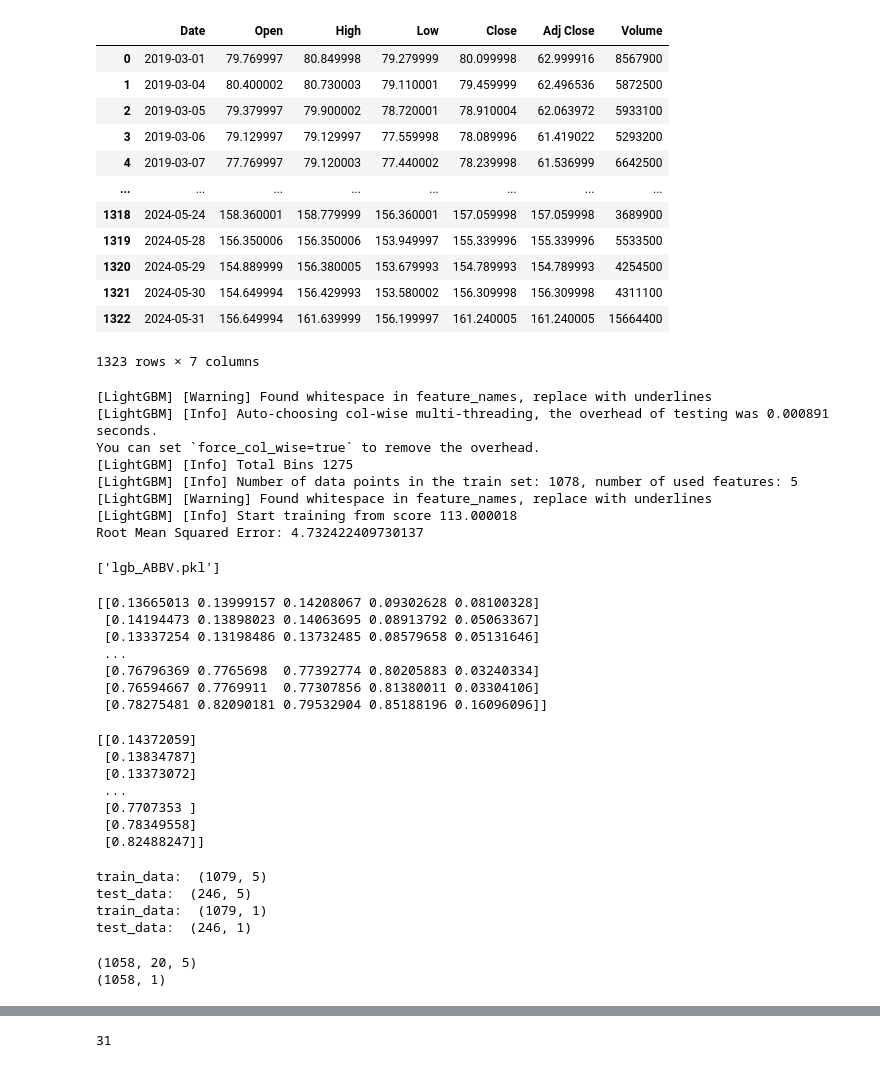
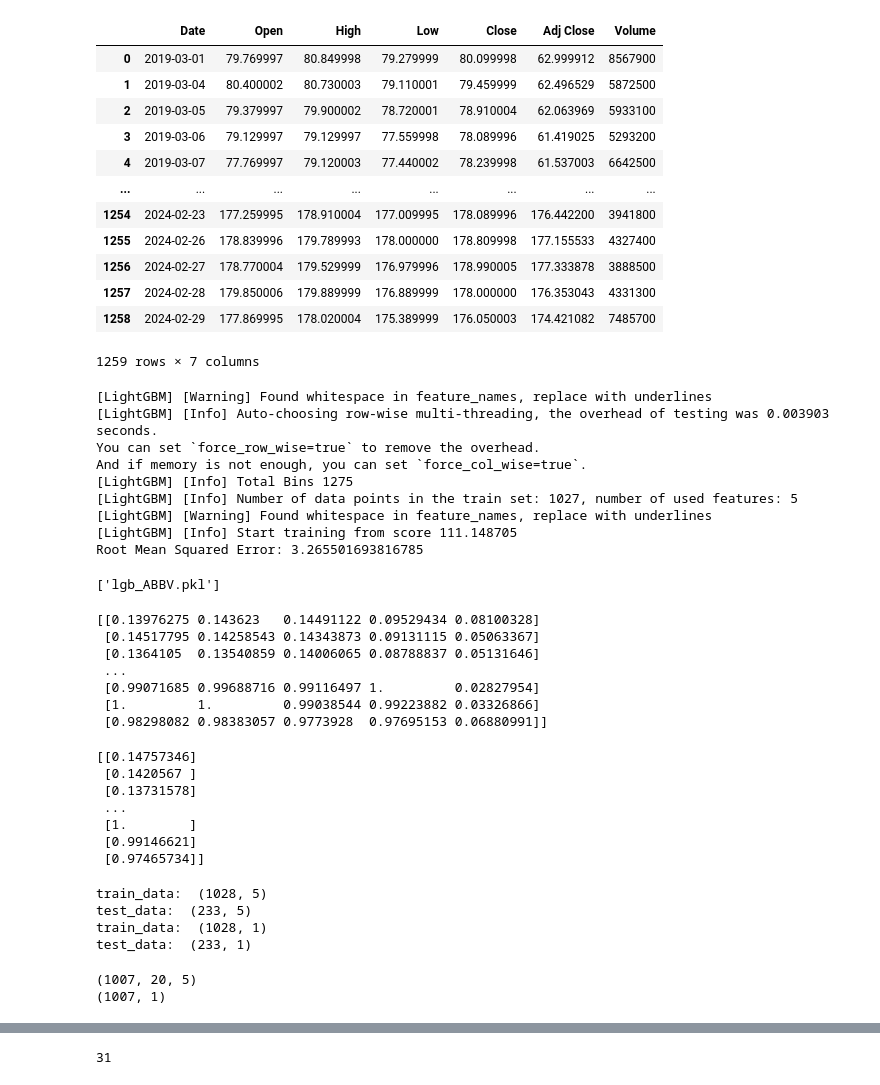
Before and after one commit to SangTommy/IS403_O21_03, a Jupyter notebook: Model/LightGBM/LSTM-LightGBM_82_30day_ABBV.ipynb, the cells around one changed output, grey strips where cells are left out. Saved outputs shown, nothing was run; the diff lists cells and outputs as text; code cells hidden in the pictures.

```diff
--- a/Model/LightGBM/LSTM-LightGBM_82_30day_ABBV.ipynb
+++ b/Model/LightGBM/LSTM-LightGBM_82_30day_ABBV.ipynb
@@ -17,23 +17,23 @@ import math
 sns.set_theme()
 # %%
 # Load data
-df = pd.read_csv("ABBV.csv")
+df = pd.read_csv("C:/Users/Admin/OneDrive/Tài liệu/GitHub/IS403_O21_03/Dataset/ABBV (AbbVie).csv")
 df['Date'] = pd.to_datetime(df['Date'], format='%Y-%m-%d')
 df
 # %% [output]
 |  | Date | Open | High | Low | Close | Adj Close | Volume |
-| 0 | 2019-03-01 | 79.769997 | 80.849998 | 79.279999 | 80.099998 | 62.999916 | 8567900 |
-| 1 | 2019-03-04 | 80.400002 | 80.730003 | 79.110001 | 79.459999 | 62.496536 | 5872500 |
-| 2 | 2019-03-05 | 79.379997 | 79.900002 | 78.720001 | 78.910004 | 62.063972 | 5933100 |
-| 3 | 2019-03-06 | 79.129997 | 79.129997 | 77.559998 | 78.089996 | 61.419022 | 5293200 |
-| 4 | 2019-03-07 | 77.769997 | 79.120003 | 77.440002 | 78.239998 | 61.536999 | 6642500 |
+| 0 | 2019-03-01 | 79.769997 | 80.849998 | 79.279999 | 80.099998 | 62.999912 | 8567900 |
+| 1 | 2019-03-04 | 80.400002 | 80.730003 | 79.110001 | 79.459999 | 62.496529 | 5872500 |
+| 2 | 2019-03-05 | 79.379997 | 79.900002 | 78.720001 | 78.910004 | 62.063969 | 5933100 |
+| 3 | 2019-03-06 | 79.129997 | 79.129997 | 77.559998 | 78.089996 | 61.419025 | 5293200 |
+| 4 | 2019-03-07 | 77.769997 | 79.120003 | 77.440002 | 78.239998 | 61.537003 | 6642500 |
 | ... | ... | ... | ... | ... | ... | ... | ... |
-| 1318 | 2024-05-24 | 158.360001 | 158.779999 | 156.360001 | 157.059998 | 157.059998 | 3689900 |
-| 1319 | 2024-05-28 | 156.350006 | 156.350006 | 153.949997 | 155.339996 | 155.339996 | 5533500 |
-| 1320 | 2024-05-29 | 154.889999 | 156.380005 | 153.679993 | 154.789993 | 154.789993 | 4254500 |
-| 1321 | 2024-05-30 | 154.649994 | 156.429993 | 153.580002 | 156.309998 | 156.309998 | 4311100 |
-| 1322 | 2024-05-31 | 156.649994 | 161.639999 | 156.199997 | 161.240005 | 161.240005 | 15664400 |
+| 1254 | 2024-02-23 | 177.259995 | 178.910004 | 177.009995 | 178.089996 | 176.442200 | 3941800 |
+| 1255 | 2024-02-26 | 178.839996 | 179.789993 | 178.000000 | 178.809998 | 177.155533 | 4327400 |
+| 1256 | 2024-02-27 | 178.770004 | 179.529999 | 176.979996 | 178.990005 | 177.333878 | 3888500 |
+| 1257 | 2024-02-28 | 179.850006 | 179.889999 | 176.889999 | 178.000000 | 176.353043 | 4331300 |
+| 1258 | 2024-02-29 | 177.869995 | 178.020004 | 175.389999 | 176.050003 | 174.421082 | 7485700 |
-1323 rows × 7 columns
+1259 rows × 7 columns
 # %%
 # Define train and test size
 train_size = int(len(df) * 0.8)
@@ -66,13 +66,14 @@ rmse = np.sqrt(mean_squared_error(y_test_lgb, y_pred))
 print(f'Root Mean Squared Error: {rmse}')
 # %% [output]
 [LightGBM] [Warning] Found whitespace in feature_names, replace with underlines
-[LightGBM] [Info] Auto-choosing col-wise multi-threading, the overhead of testing was 0.000891 seconds.
-You can set `force_col_wise=true` to remove the overhead.
+[LightGBM] [Info] Auto-choosing row-wise multi-threading, the overhead of testing was 0.003903 seconds.
+You can set `force_row_wise=true` to remove the overhead.
+And if memory is not enough, you can set `force_col_wise=true`.
 [LightGBM] [Info] Total Bins 1275
-[LightGBM] [Info] Number of data points in the train set: 1078, number of used features: 5
+[LightGBM] [Info] Number of data points in the train set: 1027, number of used features: 5
 [LightGBM] [Warning] Found whitespace in feature_names, replace with underlines
-[LightGBM] [Info] Start training from score 113.000018
-Root Mean Squared Error: 4.732422409730137
+[LightGBM] [Info] Start training from score 111.148705
+Root Mean Squared Error: 3.265501693816785
 # %%
 import joblib
 # save model
@@ -88,25 +89,25 @@ scaler=MinMaxScaler(feature_range=(0,1))
 closedf=scaler.fit_transform(np.array(close_df))
 print(closedf)
 # %% [output]
-[[0.13665013 0.13999157 0.14208067 0.09302628 0.08100328]
- [0.14194473 0.13898023 0.14063695 0.08913792 0.05063367]
- [0.13337254 0.13198486 0.13732485 0.08579658 0.05131646]
+[[0.13976275 0.143623   0.14491122 0.09529434 0.08100328]
+ [0.14517795 0.14258543 0.14343873 0.09131115 0.05063367]
+ [0.1364105  0.13540859 0.14006065 0.08788837 0.05131646]
  ...
- [0.76796369 0.7765698  0.77392774 0.80205883 0.03240334]
- [0.76594667 0.7769911  0.77307856 0.81380011 0.03304106]
- [0.78275481 0.82090181 0.79532904 0.85188196 0.16096096]]
+ [0.99071685 0.99688716 0.99116497 1.         0.02827954]
+ [1.         1.         0.99038544 0.99223882 0.03326866]
+ [0.98298082 0.98383057 0.9773928  0.97695153 0.06880991]]
 # %%
 scalery=MinMaxScaler(feature_range=(0,1))
 closedfY=scalery.fit_transform(np.array(close_dfY))
 print(closedfY)
 # %% [output]
-[[0.14372059]
- [0.13834787]
- [0.13373072]
+[[0.14757346]
+ [0.1420567 ]
+ [0.13731578]
  ...
- [0.7707353 ]
- [0.78349558]
- [0.82488247]]
+ [1.        ]
+ [0.99146621]
+ [0.97465734]]
 # %%
 training_size=int(len(closedf)*0.80)
 test_size=len(closedf)-training_size
@@ -117,10 +118,10 @@ print("test_data: ", test_data.shape)
 print("train_data: ", train_datay.shape)
 print("test_data: ", test_datay.shape)
 # %% [output]
-train_data:  (1079, 5)
-test_data:  (246, 5)
-train_data:  (1079, 1)
-test_data:  (246, 1)
+train_data:  (1028, 5)
+test_data:  (233, 5)
+train_data:  (1028, 1)
+test_data:  (233, 1)
 # %%
 # convert an array of values into a dataset matrix
 def create_dataset(dataset, y, time_step=1):
@@ -142,8 +143,8 @@ X_test = X_test.reshape(X_test.shape[0],X_test.shape[1] , 5) #1 is the number of
 print(X_train.shape)
 print(y_train.shape)
 # %% [output]
-(1058, 20, 5)
-(1058, 1)
+(1007, 20, 5)
+(1007, 1)
 # %%
 # Build and train the LSTM model
 model=Sequential()
```
Also changed, not shown: parts of 6 cells of this notebook.
